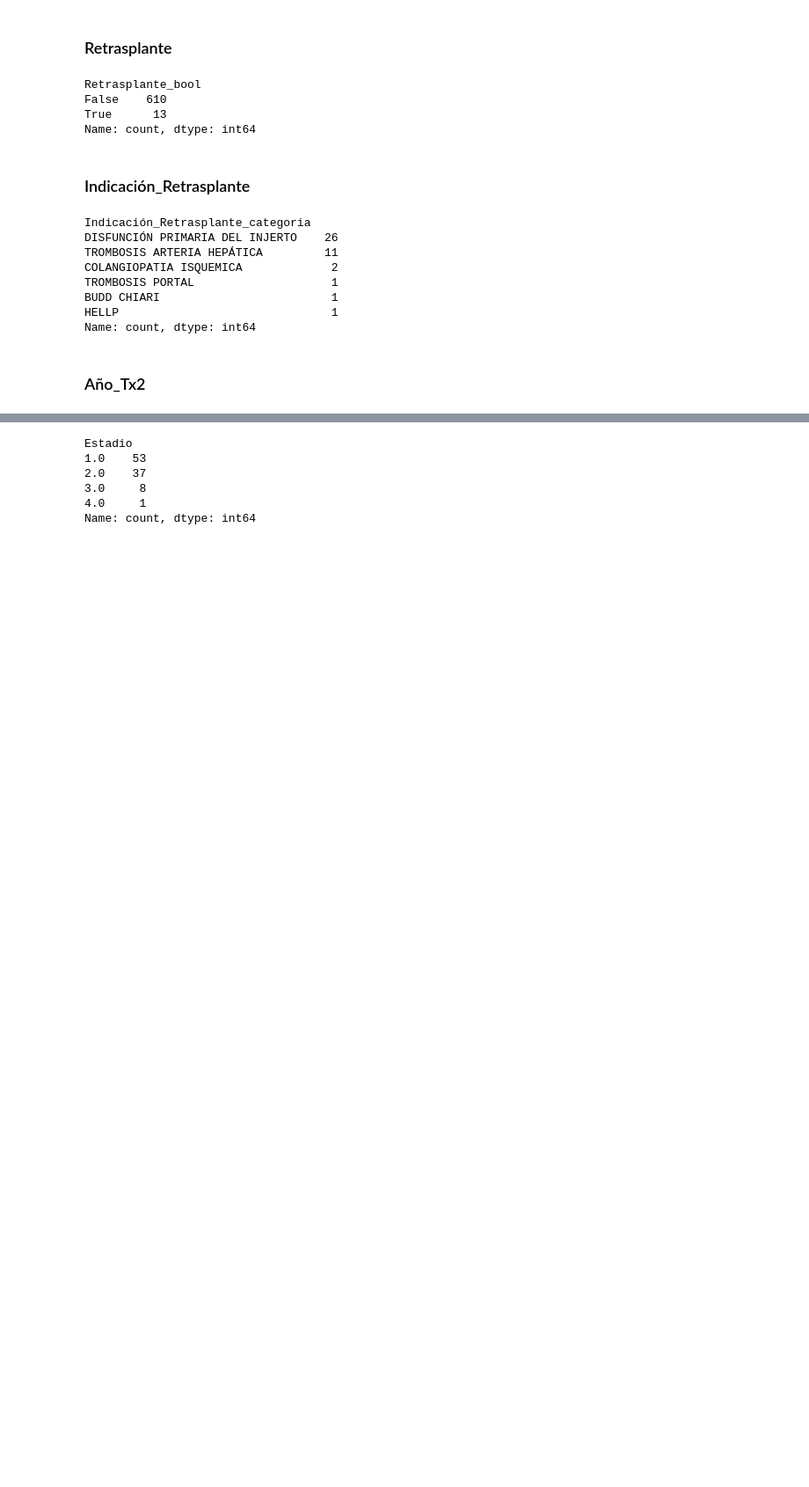
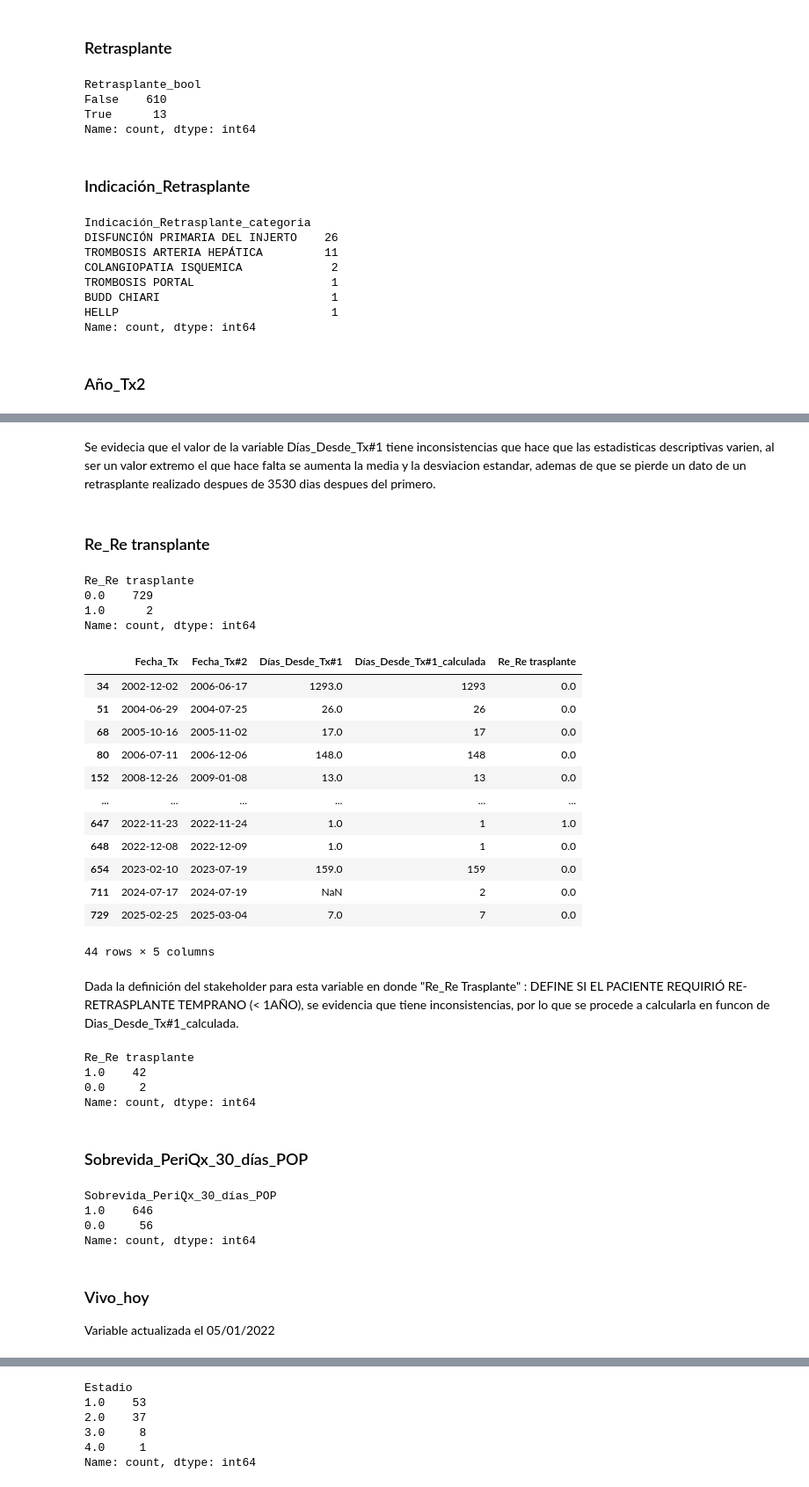
Before and after one commit to Traintain/MINE4101-202520-Proyecto-Transplantes-Hepaticos, a Jupyter notebook: BI_transplante_hepatico_JARM.ipynb, the cells around one changed output, grey strips where cells are left out. Shown at 88% size. Drawn from its saved outputs; the diff is of its cells as text; code cells hidden in the pictures; blank space fills up the shorter version.

```diff
--- a/BI_transplante_hepatico_JARM.ipynb
+++ b/BI_transplante_hepatico_JARM.ipynb
@@ -625,0 +699,58 @@ df_trans_hepatico[["Fecha_Tx","Año_Tx2 (si no retx, poner año tx)","Fecha_Tx#2
+# %% [markdown]
+Se evidecia que el valor de la variable Días_Desde_Tx#1 tiene inconsistencias que hace que las estadisticas descriptivas varien, al ser un valor extremo el que hace falta se aumenta la media y la desviacion estandar, ademas de que se pierde un dato de un retrasplante realizado despues de 3530 dias despues del primero.
+# %% [markdown]
+### Re_Re transplante
+# %%
+df_trans_hepatico["Re_Re trasplante"].value_counts()
+# %% [output]
+Re_Re trasplante
+0.0    729
+1.0      2
+Name: count, dtype: int64
+# %%
+df_trans_hepatico[["Fecha_Tx","Fecha_Tx#2","Días_Desde_Tx#1","Días_Desde_Tx#1_calculada","Re_Re trasplante"]].loc[df_trans_hepatico["Fecha_Tx#2"].notna() ]
+# %% [output]
+|  | Fecha_Tx | Fecha_Tx#2 | Días_Desde_Tx#1 | Días_Desde_Tx#1_calculada | Re_Re trasplante |
+| 34 | 2002-12-02 | 2006-06-17 | 1293.0 | 1293 | 0.0 |
+| 51 | 2004-06-29 | 2004-07-25 | 26.0 | 26 | 0.0 |
+| 68 | 2005-10-16 | 2005-11-02 | 17.0 | 17 | 0.0 |
+| 80 | 2006-07-11 | 2006-12-06 | 148.0 | 148 | 0.0 |
+| 152 | 2008-12-26 | 2009-01-08 | 13.0 | 13 | 0.0 |
+| ... | ... | ... | ... | ... | ... |
+| 647 | 2022-11-23 | 2022-11-24 | 1.0 | 1 | 1.0 |
+| 648 | 2022-12-08 | 2022-12-09 | 1.0 | 1 | 0.0 |
+| 654 | 2023-02-10 | 2023-07-19 | 159.0 | 159 | 0.0 |
+| 711 | 2024-07-17 | 2024-07-19 | NaN | 2 | 0.0 |
+| 729 | 2025-02-25 | 2025-03-04 | 7.0 | 7 | 0.0 |
+44 rows × 5 columns
+# %% [markdown]
+Dada la definición del stakeholder para esta variable en donde "Re_Re Trasplante" : DEFINE SI EL PACIENTE REQUIRIÓ RE-RETRASPLANTE TEMPRANO (< 1AÑO), se evidencia que tiene inconsistencias, por lo que se procede a calcularla en funcon de Dias_Desde_Tx#1_calculada.
+# %%
+# Convertir a float para que los nulos sean np.nan y se puedan evaluar
+dias = df_trans_hepatico["Días_Desde_Tx#1_calculada"].astype(float)
+
+# Aplicar la lógica con np.where
+df_trans_hepatico["Re_Re trasplante"] = np.where(
+    dias < 366,
+    True,
+    np.where(dias.isna(), np.nan, False)
+)
+
+df_trans_hepatico["Re_Re trasplante"].value_counts()
+# %% [output]
+Re_Re trasplante
+1.0    42
+0.0     2
+Name: count, dtype: int64
+# %% [markdown]
+### Sobrevida_PeriQx_30_días_POP
+# %%
+df_trans_hepatico["Sobrevida_PeriQx_30_días_POP"].value_counts()
+# %% [output]
+Sobrevida_PeriQx_30_días_POP
+1.0    646
+0.0     56
+Name: count, dtype: int64
+# %% [markdown]
+### Vivo_hoy
+Variable actualizada el 05/01/2022
```
Also changed, not shown: parts of 36 cells of this notebook.
